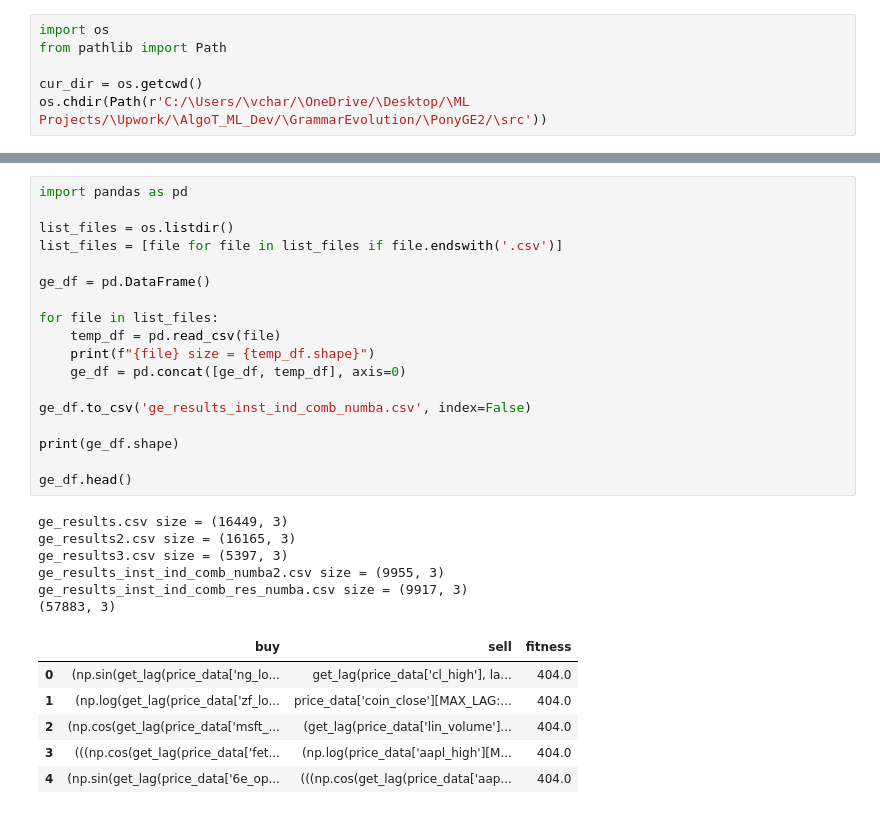
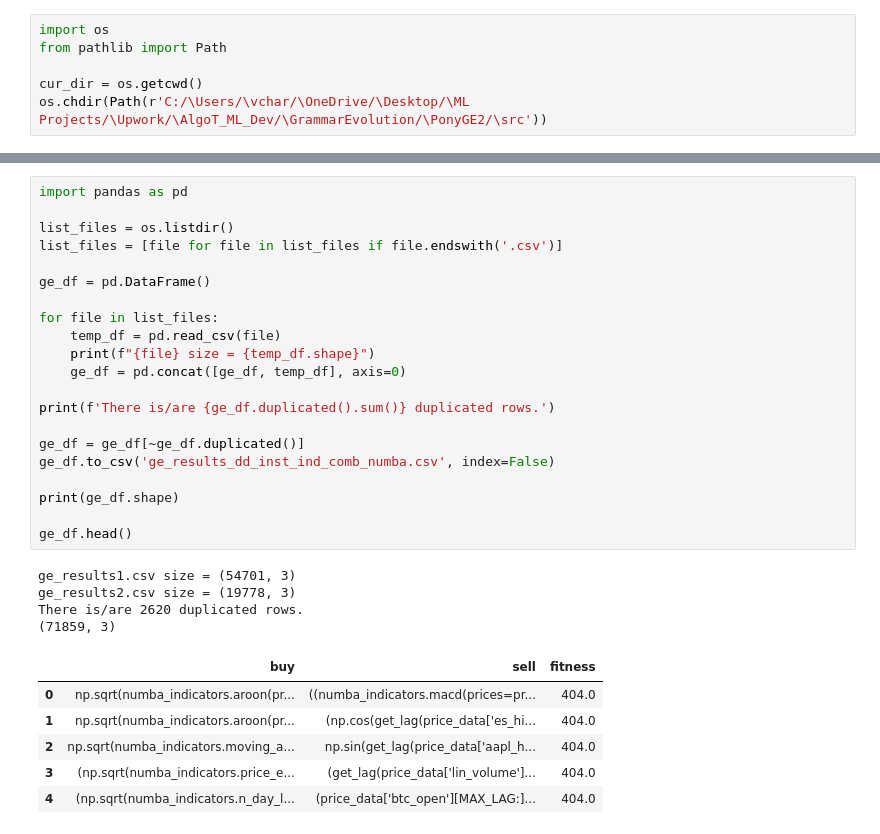
Before and after one commit to VaheC/PonyGE2, a Jupyter notebook: run.ipynb, the cells around one changed output, grey strips where cells are left out. Cells and saved outputs as stored; diff of their text form.

```diff
--- a/run.ipynb
+++ b/run.ipynb
@@ -9,31 +57,32 @@ os.chdir(Path(r'C:/\Users/\vchar/\OneDrive/\Desktop/\ML Projects/\Upwork/\AlgoT_
 # %%
 import pandas as pd
 
 list_files = os.listdir()
 list_files = [file for file in list_files if file.endswith('.csv')]
 
 ge_df = pd.DataFrame()
 
 for file in list_files:
     temp_df = pd.read_csv(file)
     print(f"{file} size = {temp_df.shape}")
     ge_df = pd.concat([ge_df, temp_df], axis=0)
 
-ge_df.to_csv('ge_results_inst_ind_comb_numba.csv', index=False)
+print(f'There is/are {ge_df.duplicated().sum()} duplicated rows.')
+
+ge_df = ge_df[~ge_df.duplicated()]
+ge_df.to_csv('ge_results_dd_inst_ind_comb_numba.csv', index=False)
 
 print(ge_df.shape)
 
 ge_df.head()
 # %% [output]
-ge_results.csv size = (16449, 3)
-ge_results2.csv size = (16165, 3)
-ge_results3.csv size = (5397, 3)
-ge_results_inst_ind_comb_numba2.csv size = (9955, 3)
-ge_results_inst_ind_comb_res_numba.csv size = (9917, 3)
-(57883, 3)
+ge_results1.csv size = (54701, 3)
+ge_results2.csv size = (19778, 3)
+There is/are 2620 duplicated rows.
+(71859, 3)
 |  | buy | sell | fitness |
-| 0 | (np.sin(get_lag(price_data['ng_lo... | get_lag(price_data['cl_high'], la... | 404.0 |
-| 1 | (np.log(get_lag(price_data['zf_lo... | price_data['coin_close'][MAX_LAG:... | 404.0 |
-| 2 | (np.cos(get_lag(price_data['msft_... | (get_lag(price_data['lin_volume']... | 404.0 |
-| 3 | (((np.cos(get_lag(price_data['fet... | (np.log(price_data['aapl_high'][M... | 404.0 |
-| 4 | (np.sin(get_lag(price_data['6e_op... | (((np.cos(get_lag(price_data['aap... | 404.0 |
+| 0 | np.sqrt(numba_indicators.aroon(pr... | ((numba_indicators.macd(prices=pr... | 404.0 |
+| 1 | np.sqrt(numba_indicators.aroon(pr... | (np.cos(get_lag(price_data['es_hi... | 404.0 |
+| 2 | np.sqrt(numba_indicators.moving_a... | np.sin(get_lag(price_data['aapl_h... | 404.0 |
+| 3 | (np.sqrt(numba_indicators.price_e... | (get_lag(price_data['lin_volume']... | 404.0 |
+| 4 | (np.sqrt(numba_indicators.n_day_l... | (price_data['btc_open'][MAX_LAG:]... | 404.0 |
```
Also changed, not shown: parts of 2 cells of this notebook, 1 other file.
